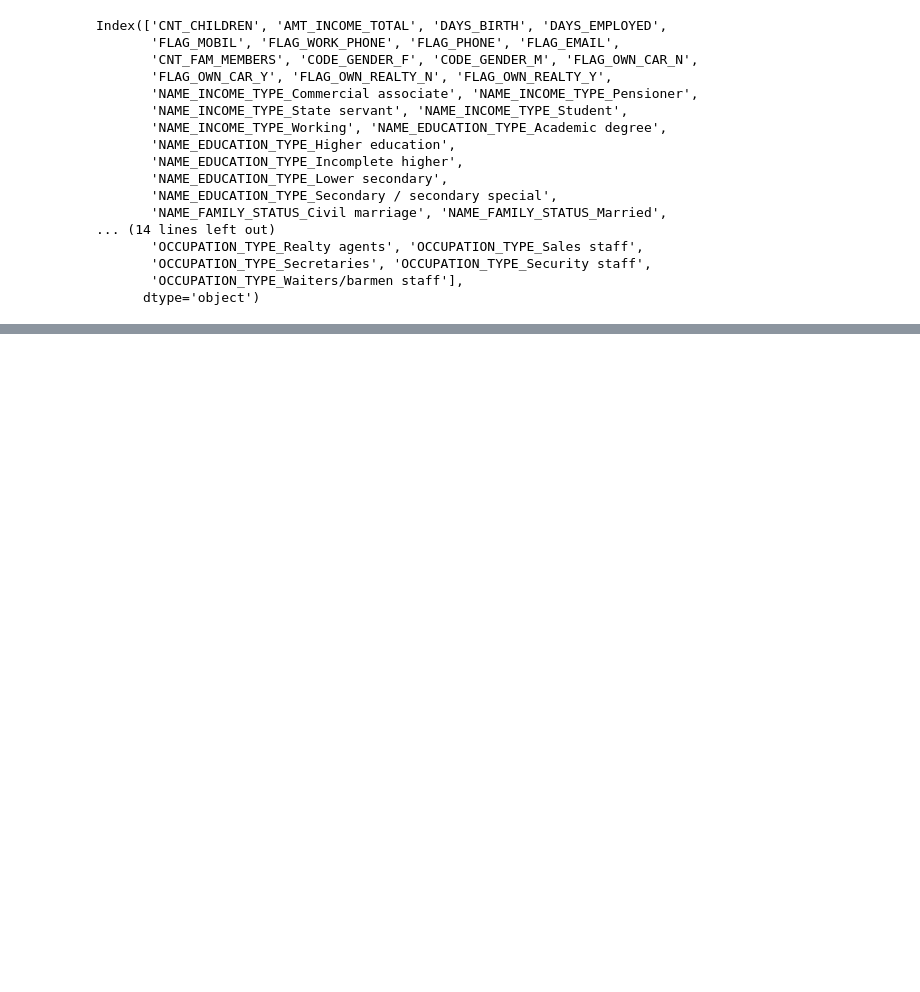
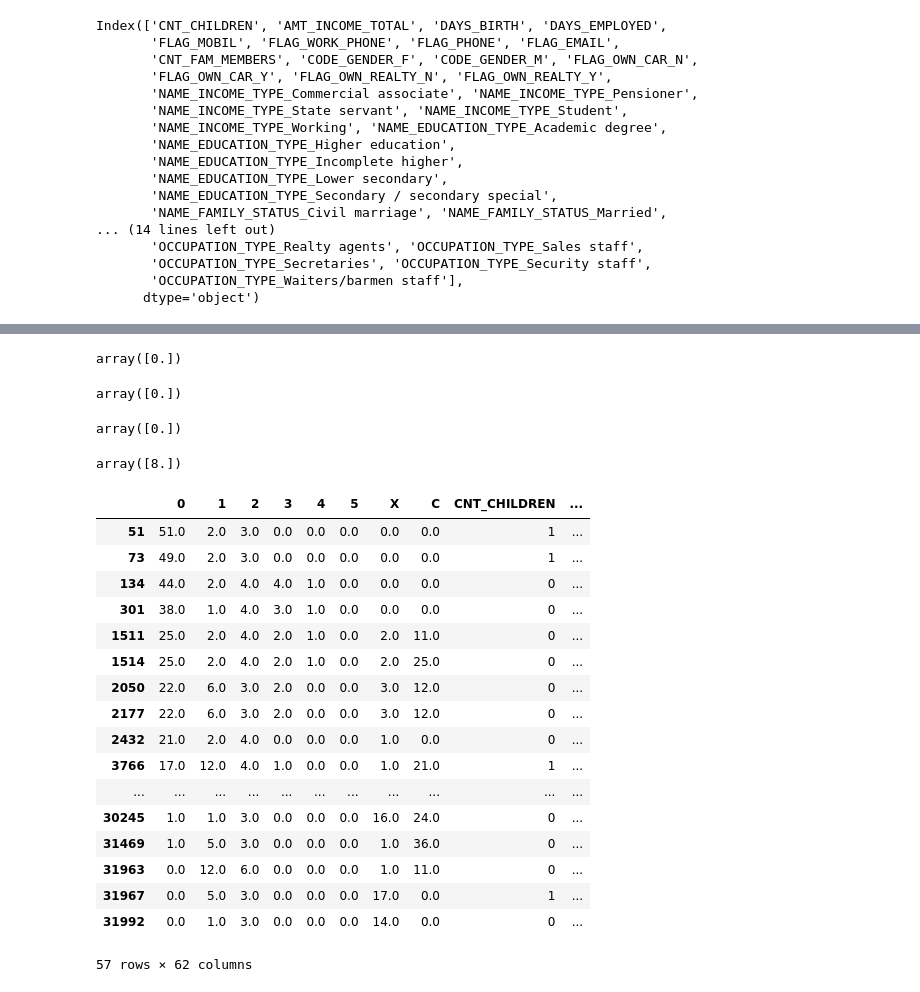
Before and after one commit to syeong0204/credit-card, a Jupyter notebook: binary.ipynb, the cells around one changed output, grey strips where cells are left out. Cells and saved outputs as stored; diff of their text form; code cells hidden in the pictures; blank space fills up the shorter version.

```diff
--- a/binary.ipynb
+++ b/binary.ipynb
@@ -368,0 +376,39 @@ Index(['CNT_CHILDREN', 'AMT_INCOME_TOTAL', 'DAYS_BIRTH', 'DAYS_EMPLOYED',
+# %%
+RF.predict([sample])
+# %% [output]
+array([0.])
+# %%
+SVM.predict([sample])
+# %% [output]
+array([0.])
+# %%
+classifier.predict([sample])
+# %% [output]
+array([0.])
+# %%
+tree.predict([sample])
+# %% [output]
+array([8.])
+# %%
+threes = df.loc[df["2"] > 2, :]
+# %%
+threes
+# %% [output]
+|  | 0 | 1 | 2 | 3 | 4 | 5 | X | C | CNT_CHILDREN | ... |
+| 51 | 51.0 | 2.0 | 3.0 | 0.0 | 0.0 | 0.0 | 0.0 | 0.0 | 1 | ... |
+| 73 | 49.0 | 2.0 | 3.0 | 0.0 | 0.0 | 0.0 | 0.0 | 0.0 | 1 | ... |
+| 134 | 44.0 | 2.0 | 4.0 | 4.0 | 1.0 | 0.0 | 0.0 | 0.0 | 0 | ... |
+| 301 | 38.0 | 1.0 | 4.0 | 3.0 | 1.0 | 0.0 | 0.0 | 0.0 | 0 | ... |
+| 1511 | 25.0 | 2.0 | 4.0 | 2.0 | 1.0 | 0.0 | 2.0 | 11.0 | 0 | ... |
+| 1514 | 25.0 | 2.0 | 4.0 | 2.0 | 1.0 | 0.0 | 2.0 | 25.0 | 0 | ... |
+| 2050 | 22.0 | 6.0 | 3.0 | 2.0 | 0.0 | 0.0 | 3.0 | 12.0 | 0 | ... |
+| 2177 | 22.0 | 6.0 | 3.0 | 2.0 | 0.0 | 0.0 | 3.0 | 12.0 | 0 | ... |
+| 2432 | 21.0 | 2.0 | 4.0 | 0.0 | 0.0 | 0.0 | 1.0 | 0.0 | 0 | ... |
+| 3766 | 17.0 | 12.0 | 4.0 | 1.0 | 0.0 | 0.0 | 1.0 | 21.0 | 1 | ... |
+| ... | ... | ... | ... | ... | ... | ... | ... | ... | ... | ... |
+| 30245 | 1.0 | 1.0 | 3.0 | 0.0 | 0.0 | 0.0 | 16.0 | 24.0 | 0 | ... |
+| 31469 | 1.0 | 5.0 | 3.0 | 0.0 | 0.0 | 0.0 | 1.0 | 36.0 | 0 | ... |
+| 31963 | 0.0 | 12.0 | 6.0 | 0.0 | 0.0 | 0.0 | 1.0 | 11.0 | 0 | ... |
+| 31967 | 0.0 | 5.0 | 3.0 | 0.0 | 0.0 | 0.0 | 17.0 | 0.0 | 1 | ... |
+| 31992 | 0.0 | 1.0 | 3.0 | 0.0 | 0.0 | 0.0 | 14.0 | 0.0 | 0 | ... |
+57 rows × 62 columns
```
Also changed, not shown: parts of 18 cells of this notebook, 2 other files.
